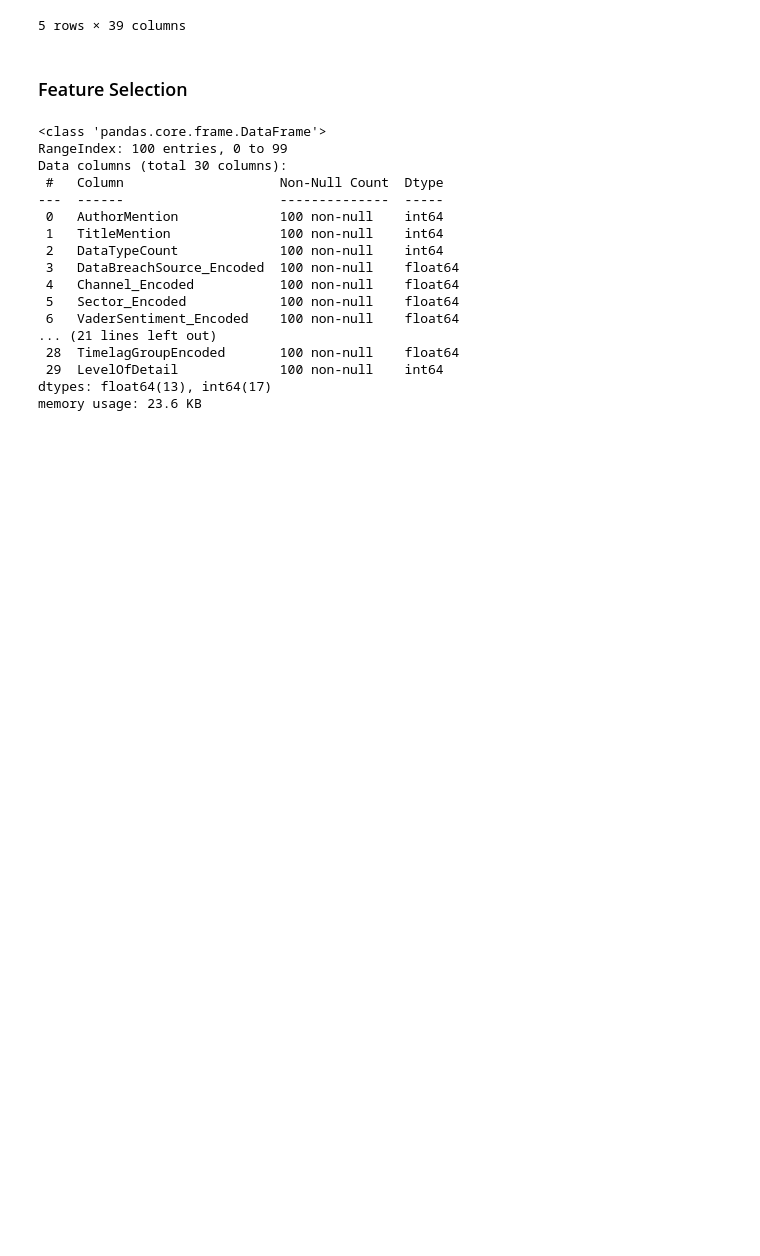
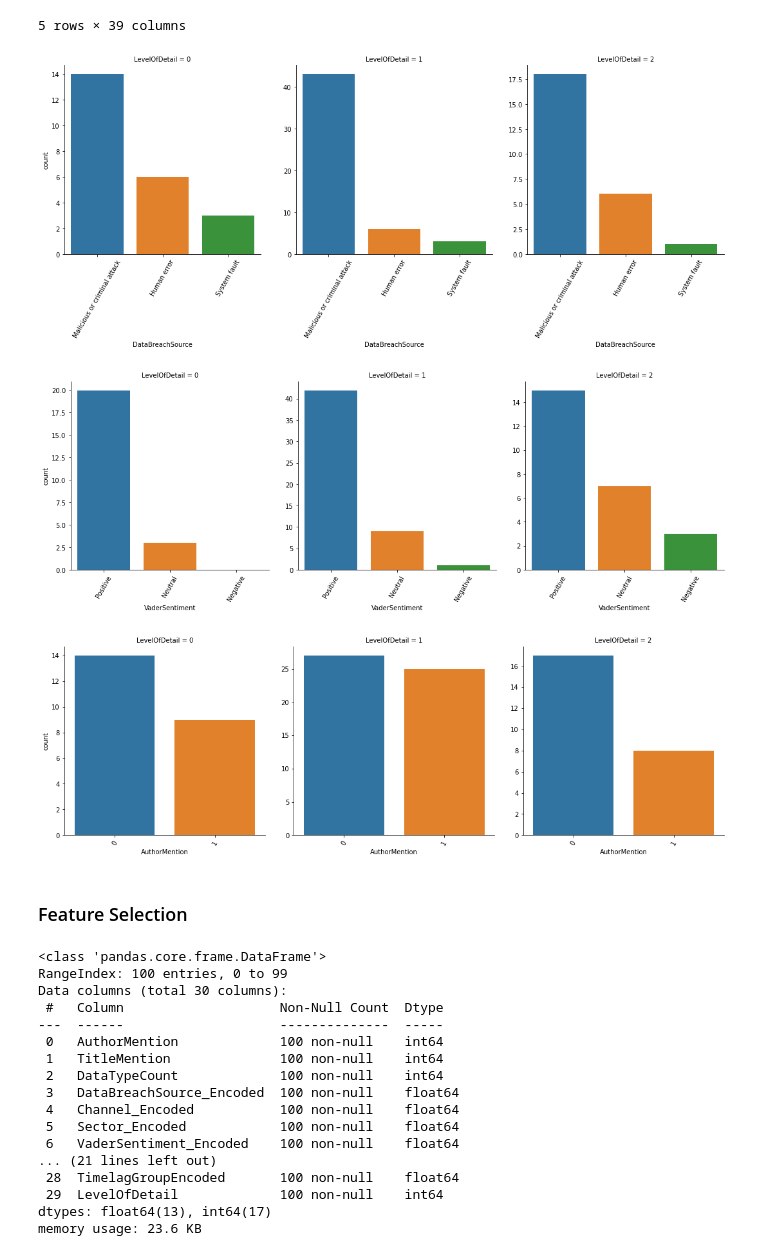
Before and after one commit to nguyenyenchi/Aus_Data_Breach_Statements, a Jupyter notebook: 5.9.2023 Data Prep & Modelling Thesis Data Breach.ipynb, the cells around one changed output. Drawn from its saved outputs; the diff is of its cells as text; code cells hidden in the pictures; blank space fills up the shorter version.

```diff
--- a/5.9.2023 Data Prep & Modelling Thesis Data Breach.ipynb
+++ b/5.9.2023 Data Prep & Modelling Thesis Data Breach.ipynb
@@ -358,6 +358,14 @@ df.head()
 | 3 | Australian Catholic University | Malicious or criminal attack | Cyber attack on ACU IT systems | Website | Education and training | Acting Vice-Chancellor | Positive | email account, calendar, bank acc... | ... |
 | 4 | NAB | Human error | NAB apologises to customers for d... | Website | Financial and insurance services | NaN | Positive | customer name, date of birth, con... | ... |
 5 rows × 39 columns
+# %%
+for col in ['DataBreachSource', 'VaderSentiment', 'AuthorMention']:
+    g = sns.catplot(x = col, kind='count', col = 'LevelOfDetail', data=df, sharey=False)
+    g.set_xticklabels(rotation=60)
+# %% [output]
+[figure, added]
+[figure, added]
+[figure, added]
 # %% [markdown]
 ### Feature Selection
 # %%
```
Also changed, not shown: parts of 67 cells of this notebook.
